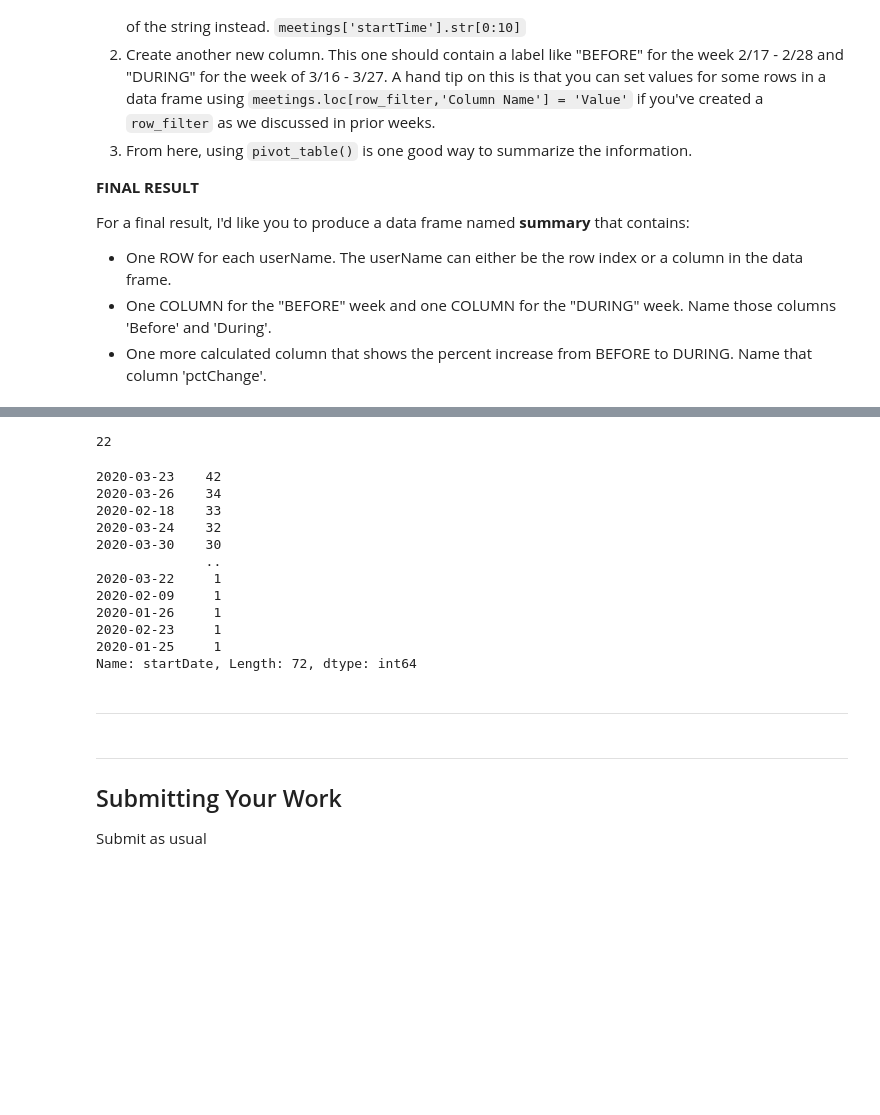
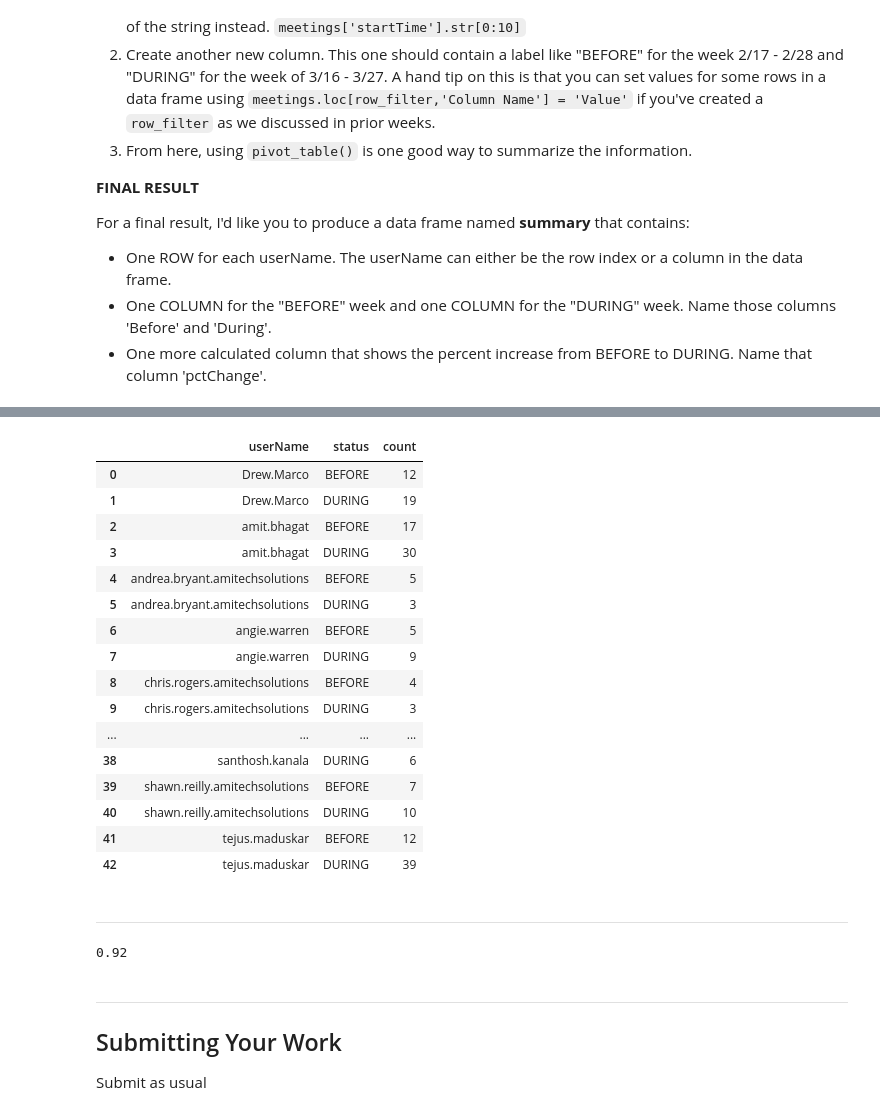
Before and after one commit to Diwakarmogarala/hds5210-2023, a Jupyter notebook: week12/week12_assignment_2.ipynb, the cells around one changed output, grey strips where cells are left out. Drawn from its saved outputs; the diff is of its cells as text; code cells hidden in the pictures; blank space fills up the shorter version.

```diff
--- a/week12/week12_assignment_2.ipynb
+++ b/week12/week12_assignment_2.ipynb
@@ -123,10 +123,11 @@ meetings['startDate'] = meetings['startTime'].str[0:10]
 meetings['startDate'] = pd.to_datetime(meetings['startDate'])
 Before_Filter = (meetings['startDate'] >= '2020-02-17') & (meetings['startDate'] < '2020-02-29')
 During_Filter = (meetings['startDate'] >= '2020-03-16') & (meetings['startDate'] < '2020-03-28')
-meetings.loc[Before_Filter,'Before'] = 'BEFORE'
-meetings.loc[During_Filter,'During'] = 'DURING'
-meetings=meetings[(meetings['Before']=='BEFORE') | (meetings['During']=='DURING')]
-summary = meetings[['userName','Before','During']]
+meetings.loc[Before_Filter,'status'] = 'BEFORE'
+meetings.loc[During_Filter,'status'] = 'DURING'
+meetings=meetings[(meetings['status']=='BEFORE') | (meetings['status']=='DURING')]
+mod_meetings = meetings[['userName','status']]
+mod_meetings = mod_meetings.groupby(['userName', 'status']).value_counts().reset_index()
+# summary =mod_meetings.pivot(values='Count', index='userName', columns='status').fillna(0)
+# summary
+mod_meetings.columns=['userName','status','count']
-# %%
-pd.options.display.max_columns=50
-meetings
@@ -147,19 +134,20 @@ meetings
-# %%
-len(summary.userName.unique())
-# %% [output]
-22
-# %%
-meetings['startDate'].value_counts()
-# %% [output]
-2020-03-23    42
-2020-03-26    34
-2020-02-18    33
-2020-03-24    32
-2020-03-30    30
-              ..
-2020-03-22     1
-2020-02-09     1
-2020-01-26     1
-2020-02-23     1
-2020-01-25     1
-Name: startDate, Length: 72, dtype: int64
+# %%
+mod_meetings
+# %% [output]
+|  | userName | status | count |
+| 0 | Drew.Marco | BEFORE | 12 |
+| 1 | Drew.Marco | DURING | 19 |
+| 2 | amit.bhagat | BEFORE | 17 |
+| 3 | amit.bhagat | DURING | 30 |
+| 4 | andrea.bryant.amitechsolutions | BEFORE | 5 |
+| 5 | andrea.bryant.amitechsolutions | DURING | 3 |
+| 6 | angie.warren | BEFORE | 5 |
+| 7 | angie.warren | DURING | 9 |
+| 8 | chris.rogers.amitechsolutions | BEFORE | 4 |
+| 9 | chris.rogers.amitechsolutions | DURING | 3 |
+| ... | ... | ... | ... |
+| 38 | santhosh.kanala | DURING | 6 |
+| 39 | shawn.reilly.amitechsolutions | BEFORE | 7 |
+| 40 | shawn.reilly.amitechsolutions | DURING | 10 |
+| 41 | tejus.maduskar | BEFORE | 12 |
+| 42 | tejus.maduskar | DURING | 39 |
@@ -167,6 +160,9 @@ Name: startDate, Length: 72, dtype: int64
 ---
 # %%
 assert(len(summary) == 22)
+summary['pctChange'].mean().round(2)
+# %% [output]
+0.92
 # %%
 assert(summary['pctChange'].mean().round(2) == 0.92)
 # %% [markdown]
```
Also changed, not shown: parts of 4 cells of this notebook.
